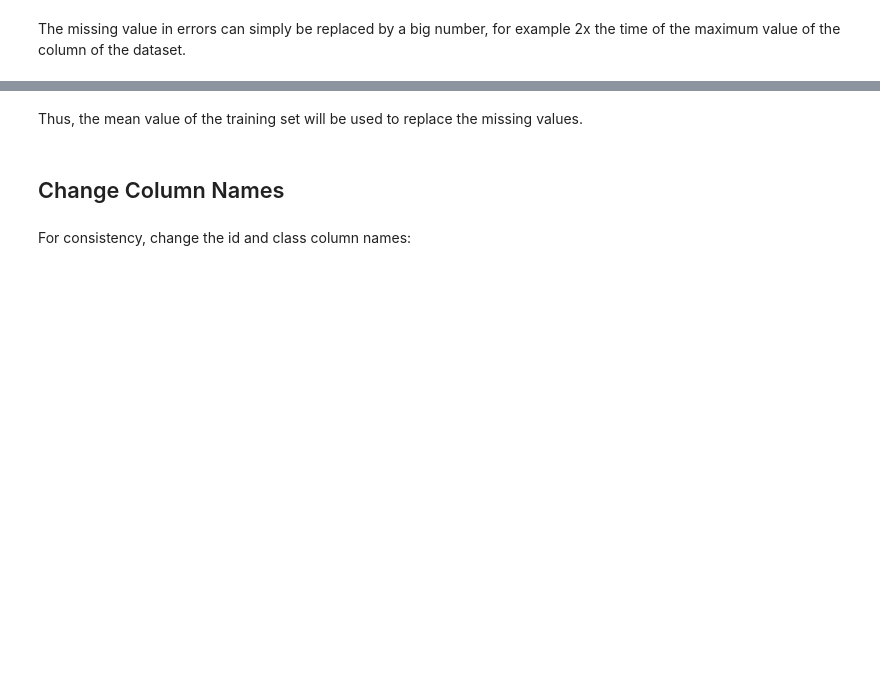
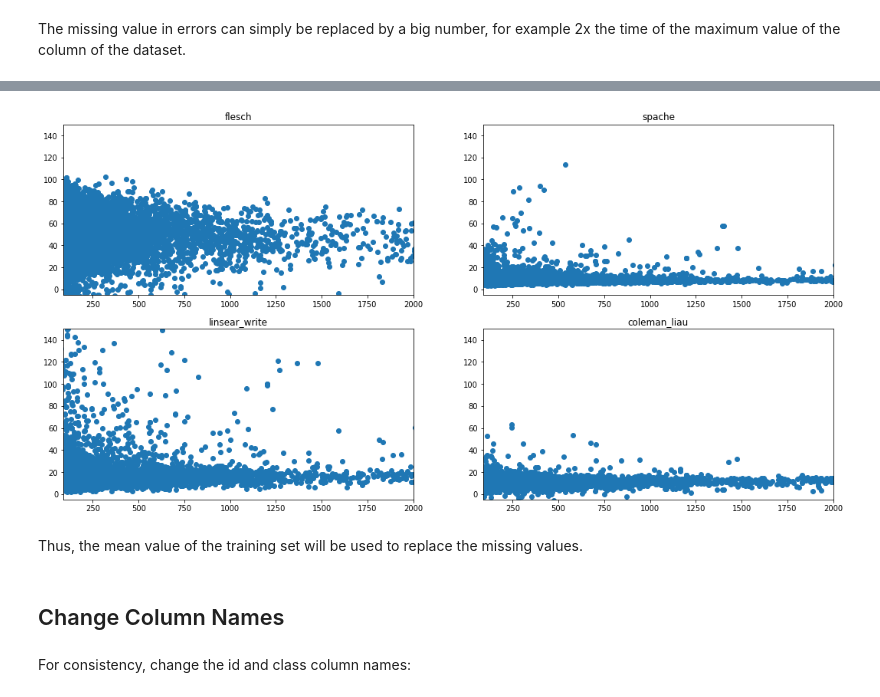
Before and after one commit to liakoyras/thesis-phishing-email-detection, a Jupyter notebook: Stylometric Feature Extraction.ipynb, the cells around one changed output, grey strips where cells are left out. Cells and saved outputs as stored; diff of their text form; code cells hidden in the pictures; blank space fills up the shorter version.

```diff
--- a/Stylometric Feature Extraction.ipynb
+++ b/Stylometric Feature Extraction.ipynb
@@ -366,3 +399,17 @@ plt.show()
+# %%
+fig, axes = plt.subplots(2, 2, figsize=(18, 9))
+axes[0, 0].scatter(train_imbalanced_style['num_words'], train_imbalanced_style['flesch'])
+axes[0, 0].set_title('flesch')
+axes[0, 1].scatter(train_imbalanced_style['num_words'], train_imbalanced_style['spache'])
+axes[0, 1].set_title('spache')
+axes[1, 0].scatter(train_imbalanced_style['num_words'], train_imbalanced_style['linsear_write'])
+axes[1, 0].set_title('linsear_write')
+axes[1, 1].scatter(train_imbalanced_style['num_words'], train_imbalanced_style['coleman_liau'])
+axes[1, 1].set_title('coleman_liau')
+plt.setp(axes, xlim=(90, 2000), ylim=(-5, 150))
+plt.show()
+# %% [output]
+[figure, added]
 # %% [markdown]
 Thus, the mean value of the training set will be used to replace the missing values.
 # %%
```
Also changed, not shown: parts of 11 cells of this notebook, 1 other file.
